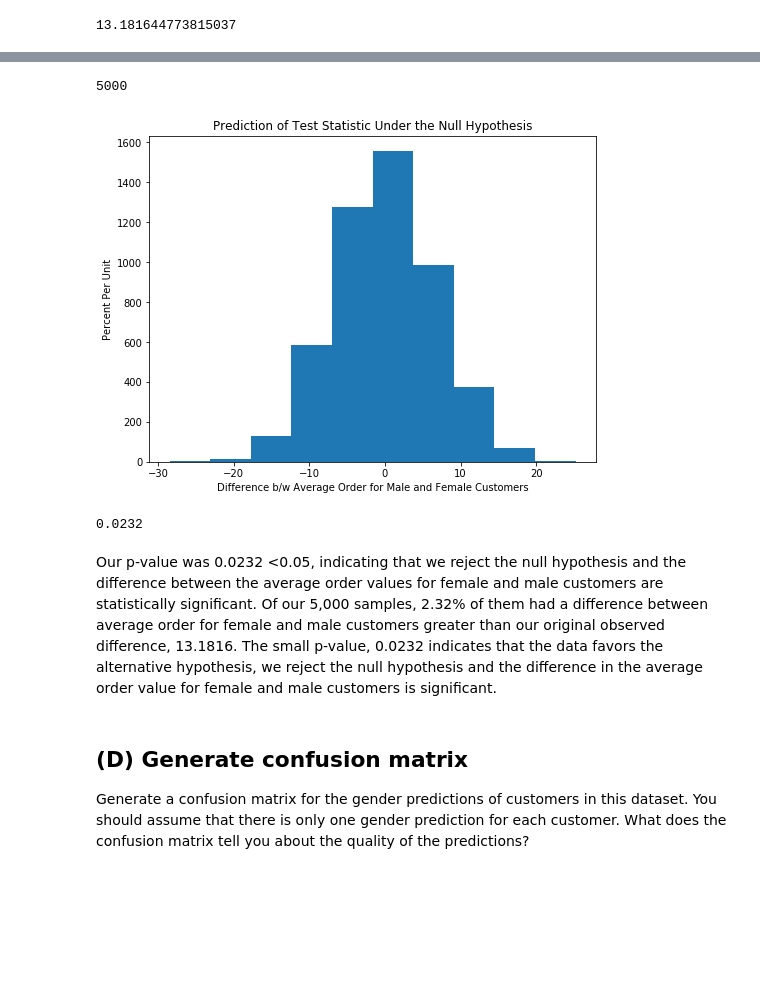
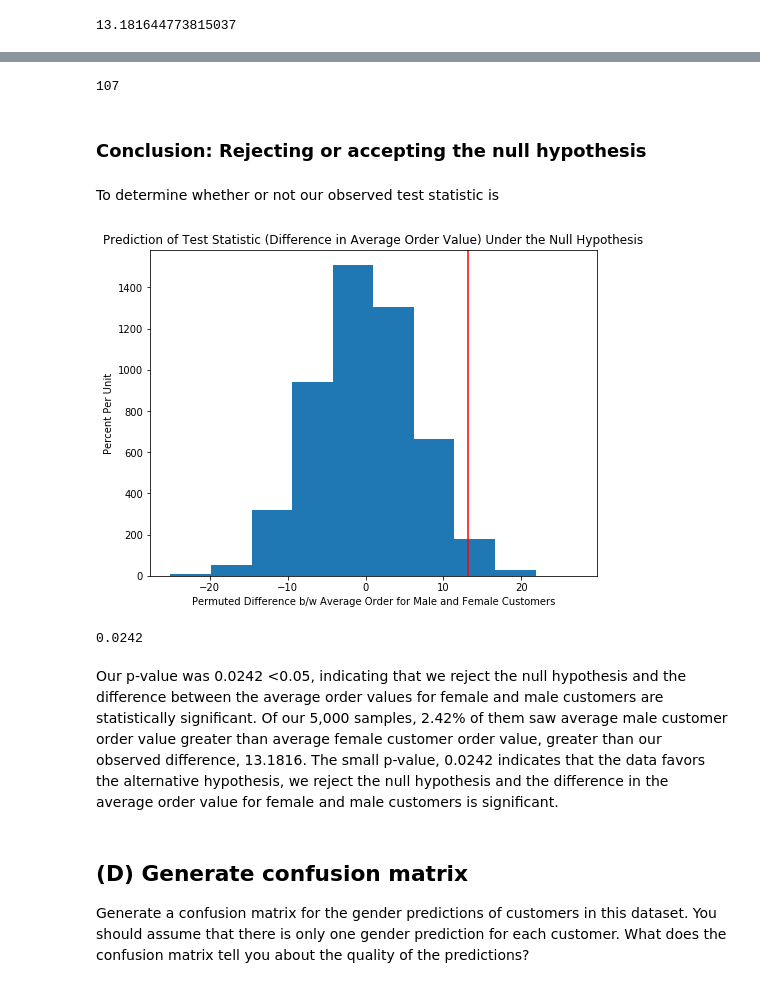
Before and after one commit to akong4110/EDA, a Jupyter notebook: EDA.ipynb, the cells around one changed output, grey strips where cells are left out. Cells and saved outputs as stored; diff of their text form; code cells hidden in the pictures; blank space fills up the shorter version.

Commit message:
EDA notebook permutation test

```diff
--- a/EDA.ipynb
+++ b/EDA.ipynb
@@ -250,25 +338,30 @@ simulate_diff()
 # %%
-list_of_differences = [simulate_diff() for i in range(5000)]
-len(list_of_differences)
+permutate_mean_diff = [simulate_diff() for i in range(5000)]
+sum(permutate_mean_diff > obs_test_stat)
 # %% [output]
-5000
+107
+# %% [markdown]
+### Conclusion: Rejecting or accepting the null hypothesis
+# %% [markdown]
+To determine whether or not our observed test statistic is
 # %%
 # Note that the histogram is centered around 0 b/c under the null hypothesis the
 # difference between the average order value for male and female customers should be the same
 plt.figure(figsize=(8, 6))
-plt.hist(list_of_differences)
-plt.xlabel('Difference b/w Average Order for Male and Female Customers')
+plt.hist(permutate_mean_diff)
+plt.axvline(x = obs_test_stat,color = 'red')
+plt.xlabel('Permuted Difference b/w Average Order for Male and Female Customers')
 plt.ylabel('Percent Per Unit')
-plt.title('Prediction of Test Statistic Under the Null Hypothesis');
+plt.title('Prediction of Test Statistic (Difference in Average Order Value) Under the Null Hypothesis');
 # %% [output]
-[figure, old version]
+[figure, new version]
-# %%
-p_value = sum([1 for i in list_of_differences if i > obs_test_stat])/5000
-p_value
-# %% [output]
-0.0232
+# %%
+p_value = sum(permutate_mean_diff > obs_test_stat) / len(permutate_mean_diff)
+p_value
+# %% [output]
+0.0242
 # %% [markdown]
-Our p-value was 0.0232 <0.05, indicating that we reject the null hypothesis and the difference between the average order values for female and male customers are statistically significant. Of our 5,000 samples, 2.32% of them had a difference between average order for female and male customers greater than our original observed difference, 13.1816. The small p-value, 0.0232 indicates that the data favors the alternative hypothesis, we reject the null hypothesis and the difference in the average order value for female and male customers is significant.
+Our p-value was 0.0242 <0.05, indicating that we reject the null hypothesis and the difference between the average order values for female and male customers are statistically significant. Of our 5,000 samples, 2.42% of them saw average male customer order value greater than average female customer order value, greater than our observed difference, 13.1816. The small p-value, 0.0242 indicates that the data favors the alternative hypothesis, we reject the null hypothesis and the difference in the average order value for female and male customers is significant.
 # %% [markdown]
 ## (D) Generate confusion matrix <a id='section-4'>
  Generate a confusion matrix for the gender predictions of customers in this dataset. You should assume that there is only one gender prediction for each customer. What does the confusion matrix tell you about the quality of the predictions?
```
Also changed, not shown: parts of 23 cells of this notebook.
